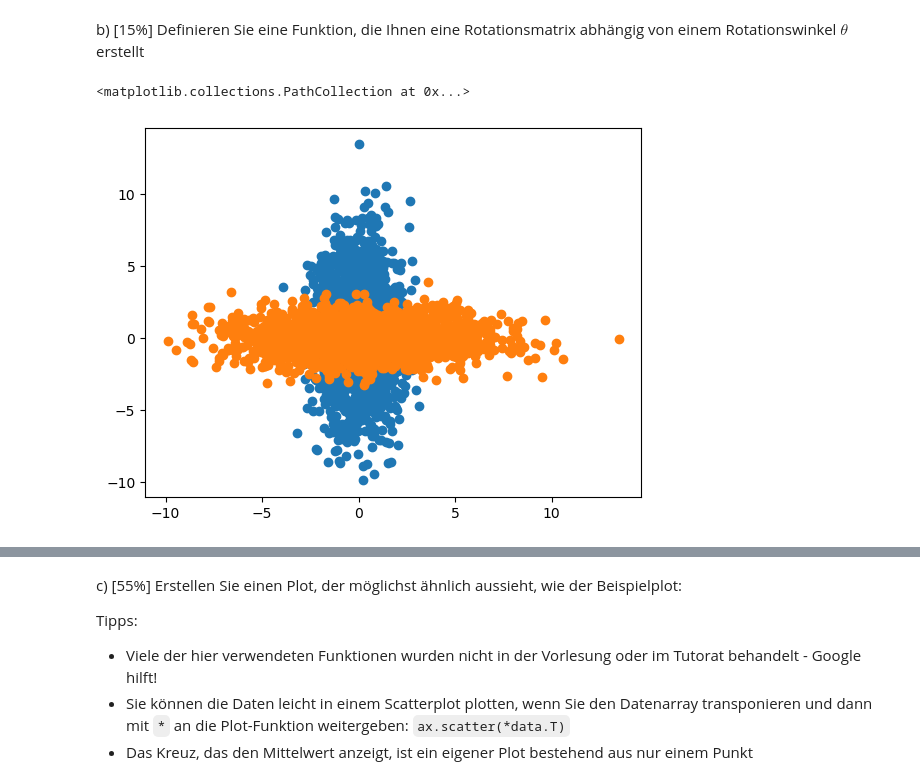
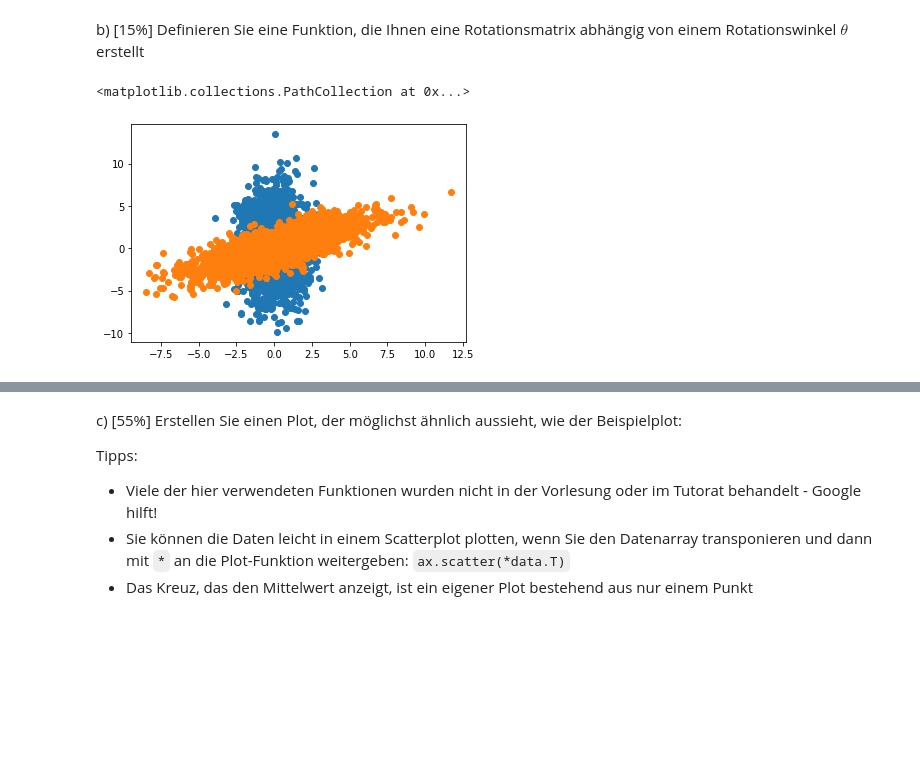
Before and after one commit to tomschewski/datascience1exercise, a Jupyter notebook: Exercise03/Exercise.ipynb, the cells around one changed output, grey strips where cells are left out. Drawn from its saved outputs; the diff is of its cells as text; code cells hidden in the pictures; blank space fills up the shorter version.

```diff
--- a/Exercise03/Exercise.ipynb
+++ b/Exercise03/Exercise.ipynb
@@ -140,15 +140,15 @@ def get_rotation_matrix(theta):
 
     return rotation_matrix
 # %%
-theta = np.radians(90)
+theta = np.radians(60)
 r_matrix = get_rotation_matrix(theta)
 data_rotated = g @ r_matrix
 
 plt.scatter(g[:, 0], g[:, 1])
 plt.scatter(data_rotated[:, 0], data_rotated[:, 1])
 # %% [output]
 <matplotlib.collections.PathCollection at 0x...>
-[figure, old version]
+[figure, new version]
 # %%
 #test data for testing purpose
 data = np.load("backup_data_2a.npy")
```
Also changed, not shown: parts of 4 cells of this notebook, 2 other files.
